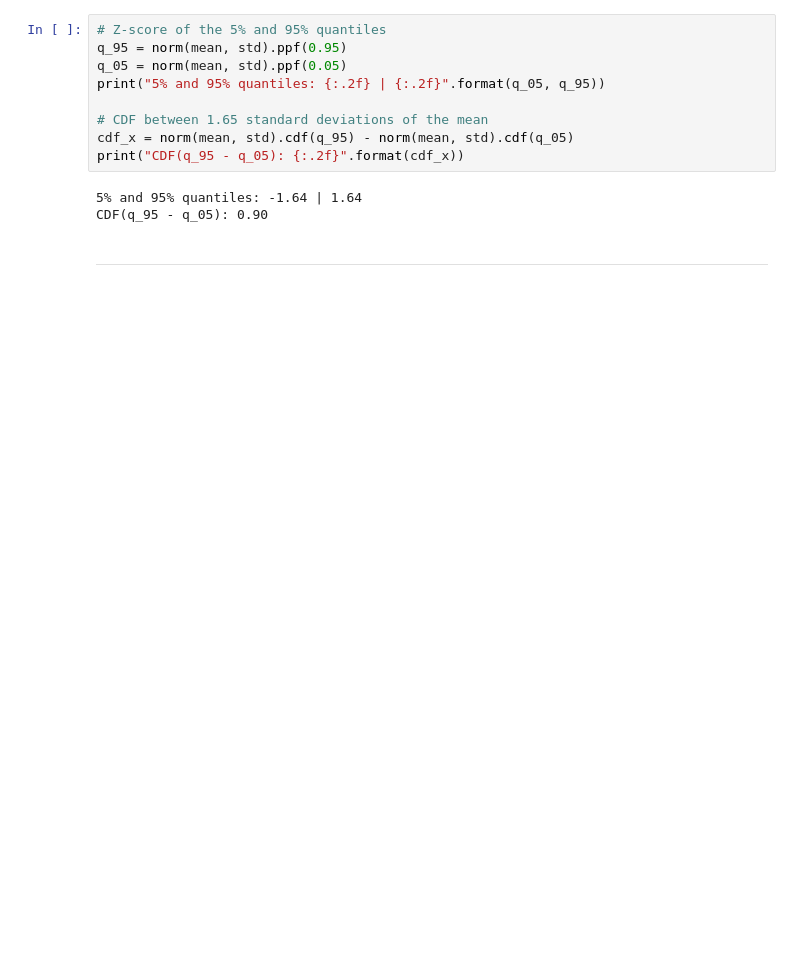
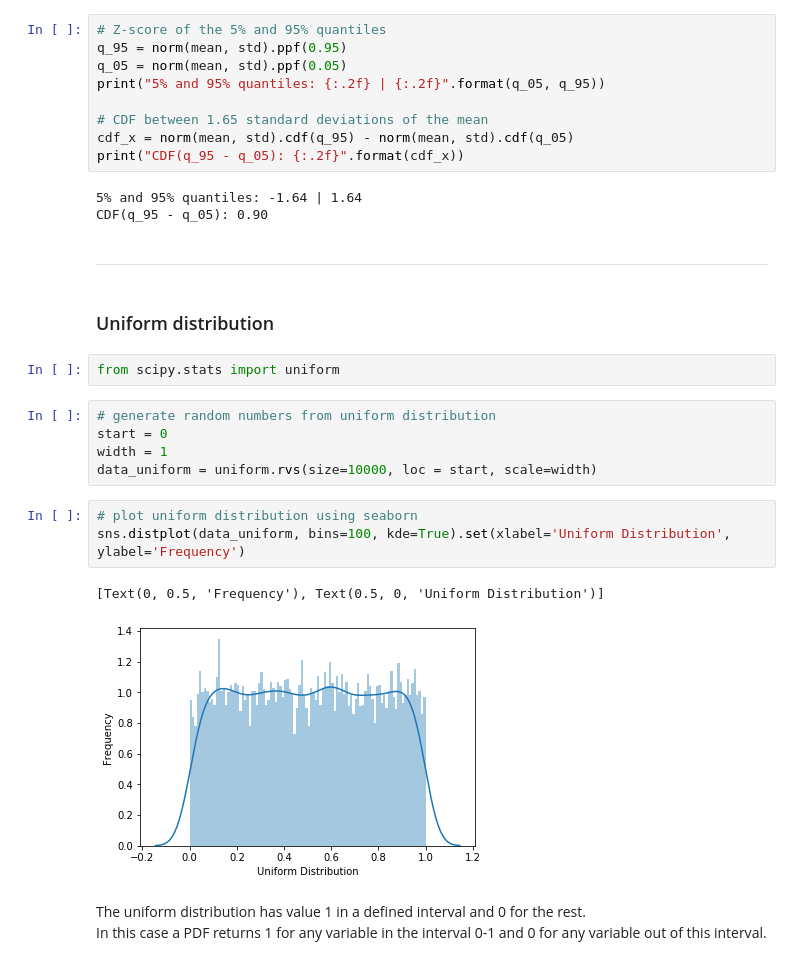
Before and after one commit to elisiojsj/Reference-Materials, a Jupyter notebook: Probability_distributions.ipynb, the cells around one changed output. Drawn from its saved outputs; the diff is of its cells as text; blank space fills up the shorter version.

Commit message:
uniform, bernoulli and binomial distributions added

```diff
--- a/Probability_distributions.ipynb
+++ b/Probability_distributions.ipynb
@@ -72,3 +72,21 @@ CDF(q_95 - q_05): 0.90
 # %% [markdown]
 
 ---
+# %% [markdown]
+### Uniform distribution
+# %%
+from scipy.stats import uniform
+# %%
+# generate random numbers from uniform distribution
+start = 0
+width = 1
+data_uniform = uniform.rvs(size=10000, loc = start, scale=width)
+# %%
+# plot uniform distribution using seaborn
+sns.distplot(data_uniform, bins=100, kde=True).set(xlabel='Uniform Distribution', ylabel='Frequency')
+# %% [output]
+[Text(0, 0.5, 'Frequency'), Text(0.5, 0, 'Uniform Distribution')]
+[figure, added]
+# %% [markdown]
+The uniform distribution has value 1 in a defined interval and 0 for the rest.<br>
+In this case a PDF returns 1 for any variable in the interval 0-1 and 0 for any variable out of this interval.
```
Also changed, not shown: parts of 20 cells of this notebook.
